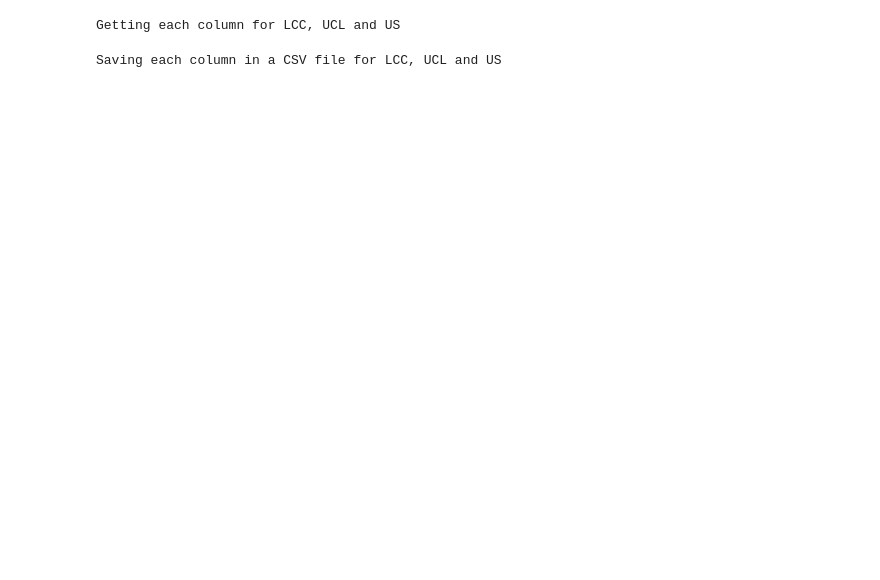
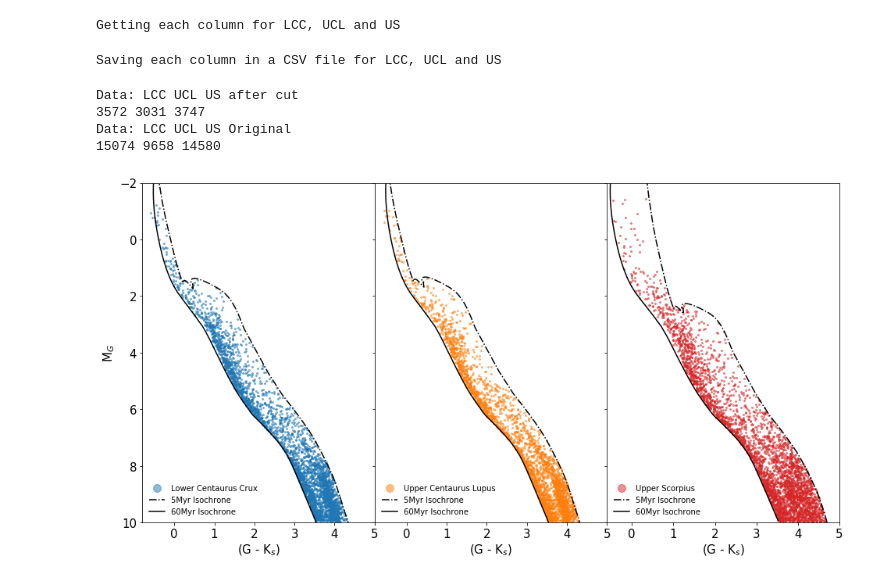
Before and after one commit to Jurgenvilla/Exoplanet-Rings-and-Gaia, a Jupyter notebook: 7_DR2_LightCurves/Gaia_AstroQuery.ipynb, the cells around one changed output. Drawn from its saved outputs; the diff is of its cells as text; code cells hidden in the pictures; blank space fills up the shorter version.

```diff
--- a/7_DR2_LightCurves/Gaia_AstroQuery.ipynb
+++ b/7_DR2_LightCurves/Gaia_AstroQuery.ipynb
@@ -124,0 +295,60 @@ Saving each column in a CSV file for LCC, UCL and US
+# %%
+#Plotting
+fig, ((axA, axB, axC)) = plt.subplots(figsize = (16,8), nrows = 1, ncols = 3, sharey = True)
+
+axA.plot(Sample_1[:,0], Sample_1[:,1], 'o', c = 'C0', markersize = 2, alpha = 0.5)
+# axA.plot(Iso_5Myr_XY_1[:,0], Iso_5Myr_XY_1[:,1], '-.', color = 'k')
+# axA.plot(Iso_60Myr_XY_1[:,0], Iso_60Myr_XY_1[:,1], color = 'k')
+axA.plot(LCC_WithExt["col23"] - LCC_WithExt["col17"], LCC_WithExt["col23"], '-.', color = 'k')
+axA.plot(All_NoExt["col23"] - All_NoExt["col17"], All_NoExt["col23"], color = 'k')
+axA.legend(['Lower Centaurus Crux', '5Myr Isochrone', '60Myr Isochrone'],\
+           frameon = False, prop = {'size': 10}, markerscale = 5, loc = 'lower left')
+axA.set_ylim(10,-2.0)
+axA.set_xlim(-0.8,5.0)
+axA.set_ylabel(r"M$_G$", size = 15)
+axA.set_xlabel(r"(G - K$_s$)", size = 15)
+axA.tick_params(axis = 'both', which = 'major', labelsize = 15)
+
+axB.plot(Sample_2[:,0],Sample_2[:,1], 'o', c = 'C1', markersize = 2, alpha = 0.5)
+# axB.plot(Iso_5Myr_XY_2[:,0], Iso_5Myr_XY_2[:,1], '-.', color = 'k')
+# axB.plot(Iso_60Myr_XY_2[:,0], Iso_60Myr_XY_2[:,1], color = 'k')
+axB.plot(UCL_WithExt["col23"] - UCL_WithExt["col17"], UCL_WithExt["col23"], '-.', color = 'k')
+axB.plot(All_NoExt["col23"] - All_NoExt["col17"], All_NoExt["col23"], color = 'k')
+axB.legend(['Upper Centaurus Lupus', '5Myr Isochrone', '60Myr Isochrone'],\
+           frameon = False, prop = {'size': 10}, markerscale = 5, loc = 'lower left')
+axB.set_ylim(10,-2.0)
+axB.set_xlim(-0.8,5.0)
+axB.set_xlabel(r"(G - K$_s$)", size = 15)
+axB.tick_params(axis = 'both', which = 'major', labelsize = 15)
+
+axC.plot(Sample_3[:,0],Sample_3[:,1], 'o', c = 'C3', markersize = 2, alpha = 0.5)
+# axC.plot(Iso_5Myr_XY_3[:,0], Iso_5Myr_XY_3[:,1], '-.', color = 'k')
+# axC.plot(Iso_60Myr_XY_3[:,0], Iso_60Myr_XY_3[:,1], color = 'k')
+axC.plot(Iso_5Myr_XY_3[:,0], Iso_5Myr_XY_3[:,1], '-.', color = 'k')
+axC.plot(Iso_60Myr_XY[:,0], Iso_60Myr_XY[:,1], color = 'k')
+axC.legend(['Upper Scorpius', '5Myr Isochrone', '60Myr Isochrone'], \
+           frameon = False, prop = {'size': 10}, markerscale = 5, loc = 'lower left')
+axC.set_ylim(10,-2.0)
+axC.set_xlim(-0.60,5.0)
+axC.set_xlabel(r"(G - K$_s$)", size = 15)
+axC.tick_params(axis = 'both', which = 'major', labelsize = 15)
+
+fig.subplots_adjust(wspace = 0)
+
+plt.savefig("final_Sample_SCOCEN.png", dpi = 300, bbox_inches = 'tight')
+
+print("Data: LCC UCL US after cut")
+print(len(Sample_1), len(Sample_2), len(Sample_3))
+print("Data: LCC UCL US Original")
+print(len(LCC_5), len(UCL_5), len(US_5))
+
+#Writing out RA and DEC for the final selection after Mamajek and Isochrones
+np.savetxt('LCC_Coorndinates.csv', np.c_[RA_1, DEC_1], fmt = ['%.15f','%.15f'], delimiter = ',')
+np.savetxt('UCL_Coorndinates.csv', np.c_[RA_2, DEC_2], fmt = ['%.15f','%.15f'], delimiter = ',')
+np.savetxt('US_Coorndinates.csv', np.c_[RA_3, DEC_3], fmt = ['%.15f','%.15f'], delimiter = ',')
+# %% [output]
+Data: LCC UCL US after cut
+3572 3031 3747
+Data: LCC UCL US Original
+15074 9658 14580
+[figure, added]
```
Also changed, not shown: parts of 8 cells of this notebook, 12 other files.
